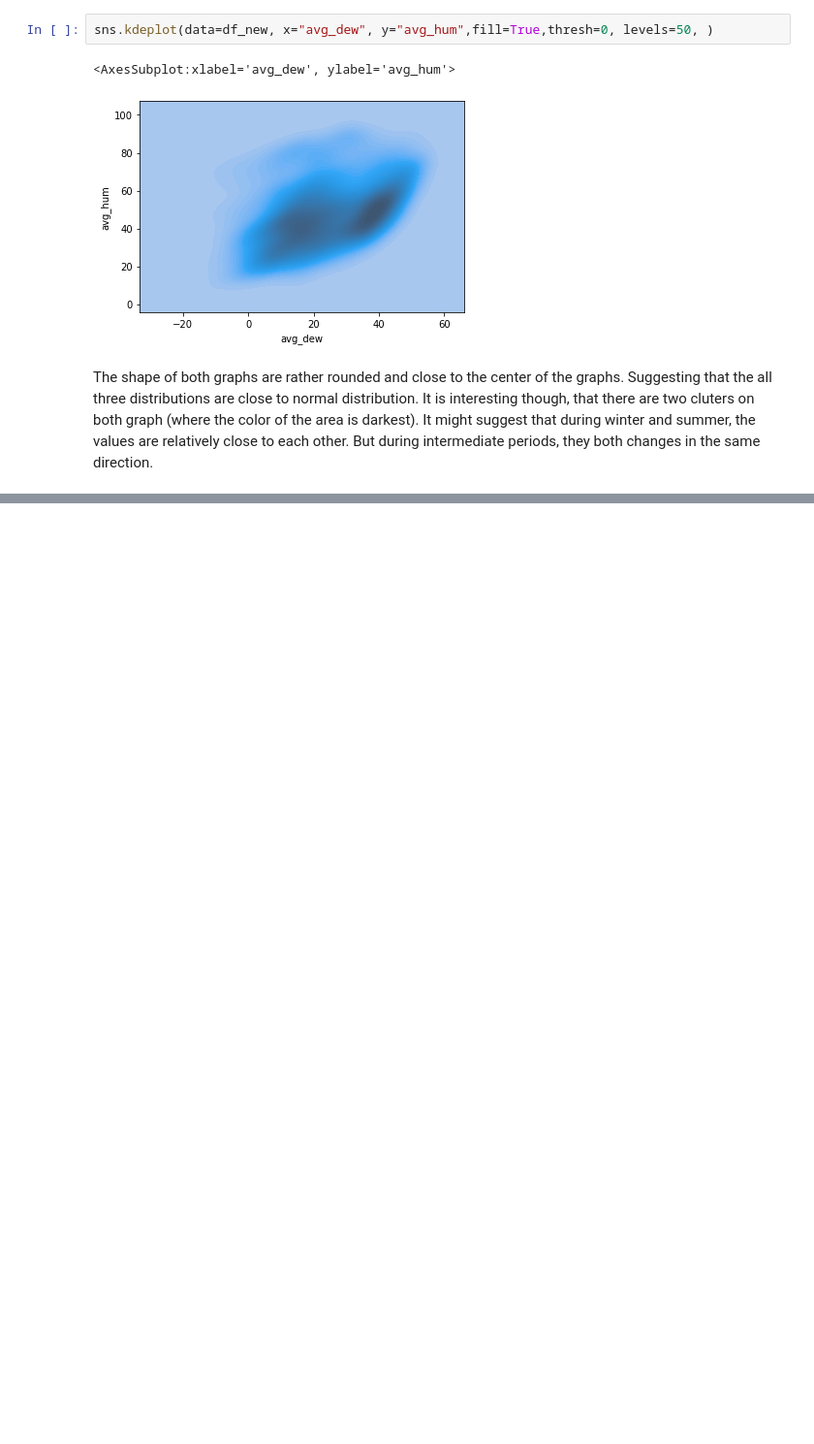
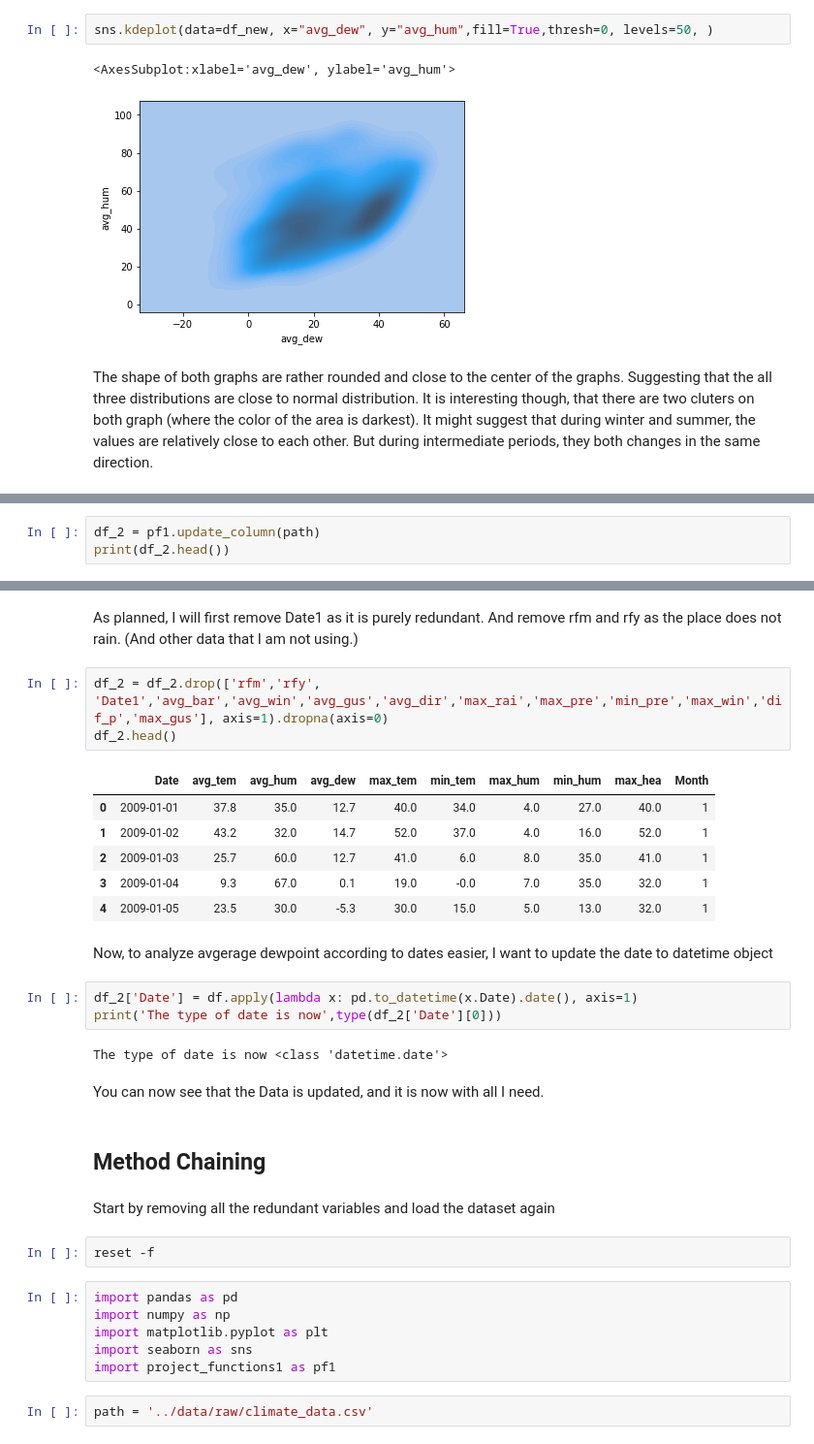
Before and after one commit to ubco-W2022T1-cosc301/project-group29, a Jupyter notebook: notebooks/analysis1.ipynb, the cells around one changed output, grey strips where cells are left out. Shown at 97% size. Saved outputs shown, nothing was run; the diff lists cells and outputs as text; blank space fills up the shorter version.

Commit message:
method chaining for analysis 1

```diff
--- a/notebooks/analysis1.ipynb
+++ b/notebooks/analysis1.ipynb
@@ -113,0 +118,3 @@ It might suggest that during winter and summer, the values are relatively close
+# %%
+df_2 = pf1.update_column(path)
+print(df_2.head())
@@ -113,0 +139,35 @@ It might suggest that during winter and summer, the values are relatively close
+# %% [markdown]
+As planned, I will first remove Date1 as it is purely redundant. And remove rfm and rfy as the place does not rain. (And other data that I am not using.)
+# %%
+df_2 = df_2.drop(['rfm','rfy', 'Date1','avg_bar','avg_win','avg_gus','avg_dir','max_rai','max_pre','min_pre','max_win','dif_p','max_gus'], axis=1).dropna(axis=0)
+df_2.head()
+# %% [output]
+|  | Date | avg_tem | avg_hum | avg_dew | max_tem | min_tem | max_hum | min_hum | max_hea | Month |
+| 0 | 2009-01-01 | 37.8 | 35.0 | 12.7 | 40.0 | 34.0 | 4.0 | 27.0 | 40.0 | 1 |
+| 1 | 2009-01-02 | 43.2 | 32.0 | 14.7 | 52.0 | 37.0 | 4.0 | 16.0 | 52.0 | 1 |
+| 2 | 2009-01-03 | 25.7 | 60.0 | 12.7 | 41.0 | 6.0 | 8.0 | 35.0 | 41.0 | 1 |
+| 3 | 2009-01-04 | 9.3 | 67.0 | 0.1 | 19.0 | -0.0 | 7.0 | 35.0 | 32.0 | 1 |
+| 4 | 2009-01-05 | 23.5 | 30.0 | -5.3 | 30.0 | 15.0 | 5.0 | 13.0 | 32.0 | 1 |
+# %% [markdown]
+Now, to analyze avgerage dewpoint according to dates easier, I want to update the date to datetime object
+# %%
+df_2['Date'] = df.apply(lambda x: pd.to_datetime(x.Date).date(), axis=1)
+print('The type of date is now',type(df_2['Date'][0]))
+# %% [output]
+The type of date is now <class 'datetime.date'>
+# %% [markdown]
+You can now see that the Data is updated, and it is now with all I need.
+# %% [markdown]
+## Method Chaining
+# %% [markdown]
+Start by removing all the redundant variables and load the dataset again
+# %%
+reset -f
+# %%
+import pandas as pd
+import numpy as np
+import matplotlib.pyplot as plt
+import seaborn as sns
+import project_functions1 as pf1
+# %%
+path = '../data/raw/climate_data.csv'
```
Also changed, not shown: parts of 6 cells of this notebook, 1 other file.
